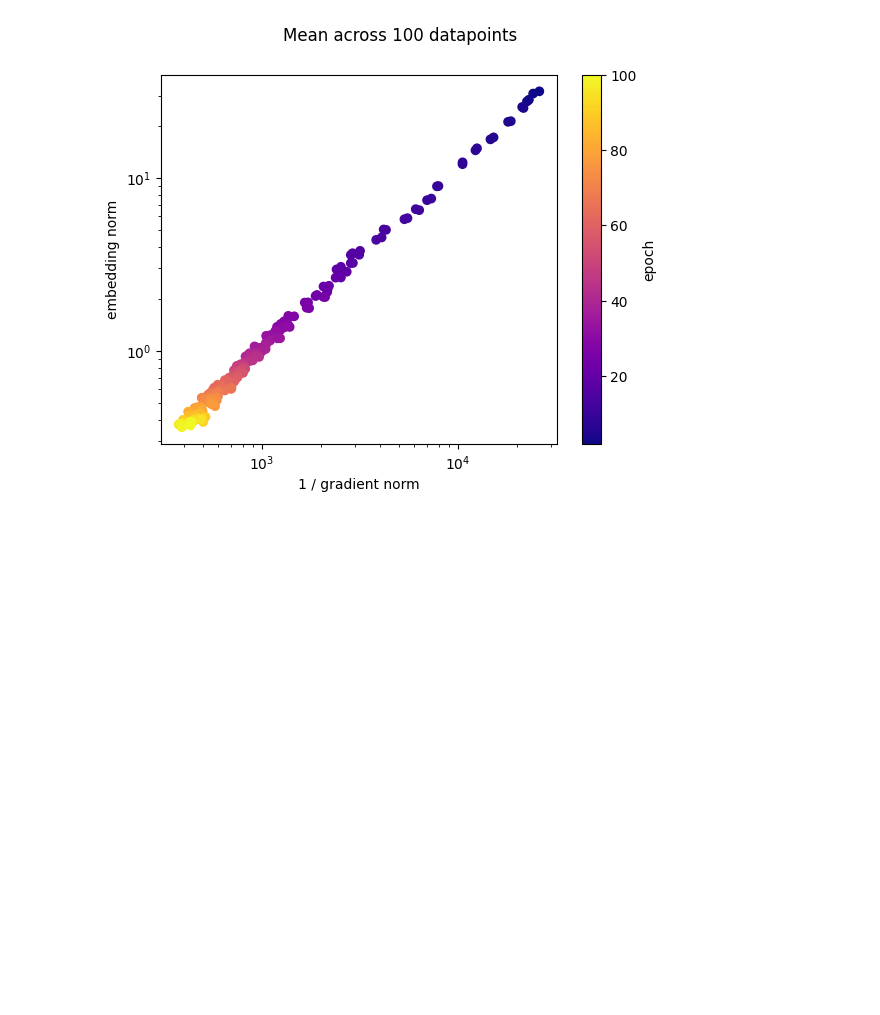
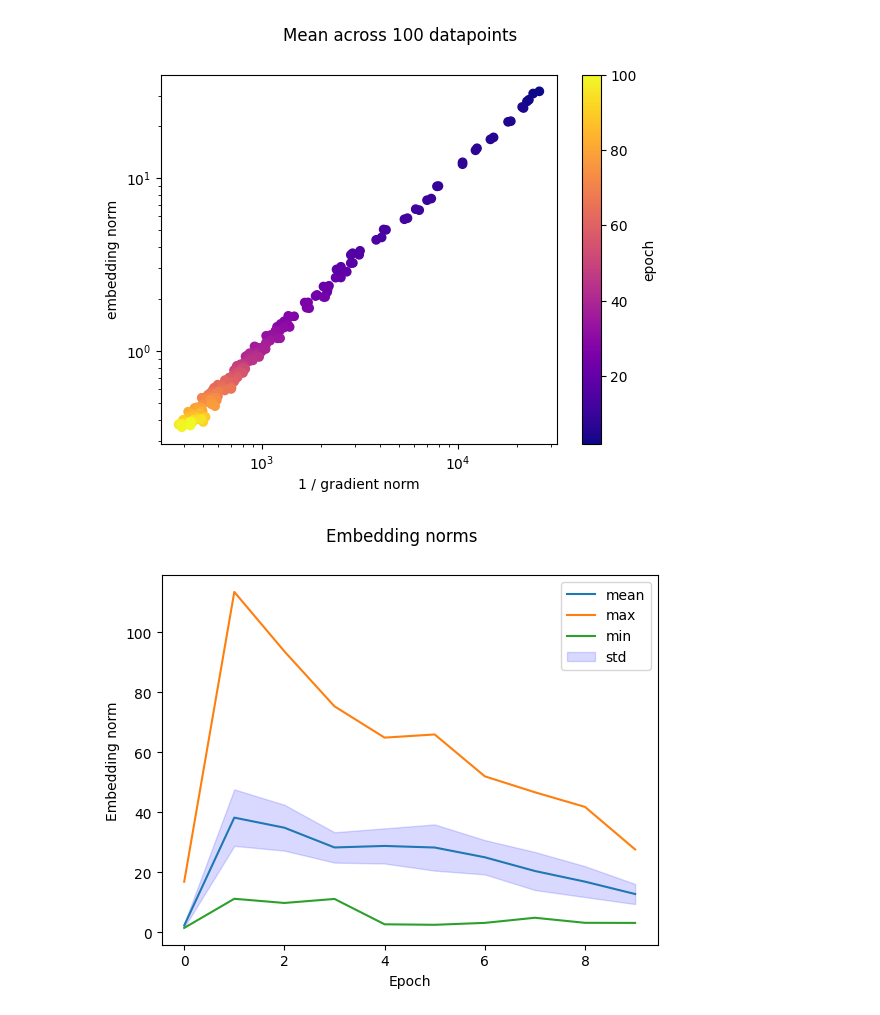
Before and after one commit to JuliBD/sssl, a Jupyter notebook: plotting.ipynb, the cells around one changed output. Saved outputs shown, nothing was run; the diff lists cells and outputs as text; code cells hidden in the pictures; blank space fills up the shorter version.

```diff
--- a/plotting.ipynb
+++ b/plotting.ipynb
@@ -162,3 +332,26 @@ def plt_gradient_norm_embedding_norm(embed_histories, idx_count, start_from_epoc
 plt_gradient_norm_embedding_norm(embed_histories, idx_count=100, start_from_epoch=2, log_scale=True)
 # %% [output]
 [figure]
+# %%
+import numpy as np
+import torch
+from matplotlib import pyplot as plt
+import pandas as pd
+
+up_to_step = 10
+embed_norms_tensor = torch.tensor(norm_hist)[:up_to_step]
+mean = embed_norms_tensor.mean(dim=-1)
+std = embed_norms_tensor.std(dim=-1)
+
+plt.plot(embed_norms_tensor.mean(dim=-1), label="mean")
+plt.plot(embed_norms_tensor.max(dim=-1).values, label="max")
+plt.plot(embed_norms_tensor.min(dim=-1).values, label="min")
+plt.fill_between(range(len(embed_norms_tensor)), mean+std, mean-std, color='b', alpha=.15, label="std")
+plt.suptitle("Embedding norms")
+plt.ylabel("Embedding norm")
+plt.xlabel("Epoch")
+plt.legend()
+# plt.yscale("log")
+plt.show()
+# %% [output]
+[figure, added]
```
Also changed, not shown: parts of 13 cells of this notebook, 13 other files.
